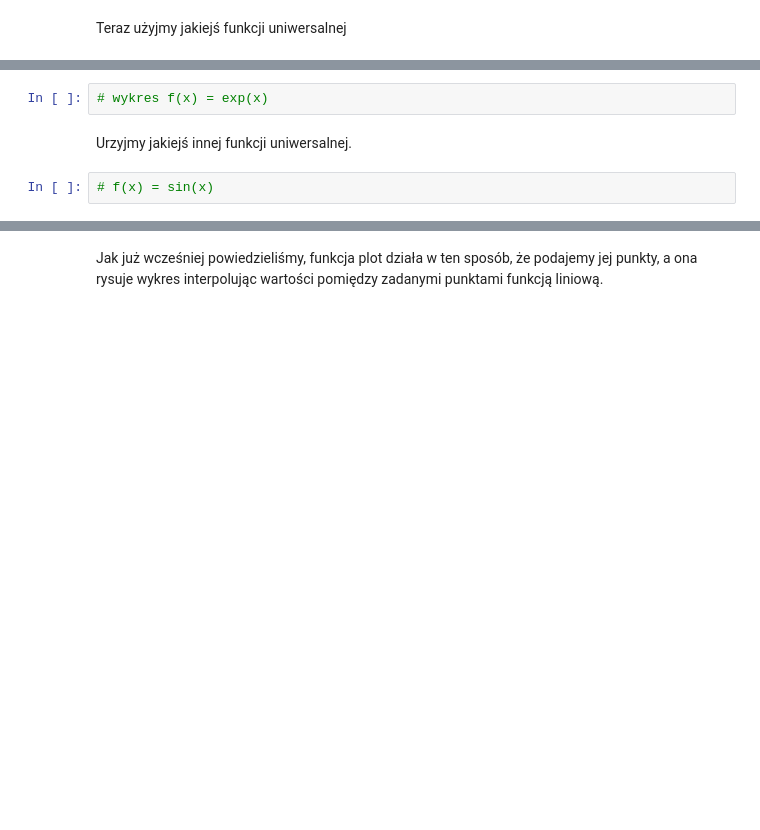
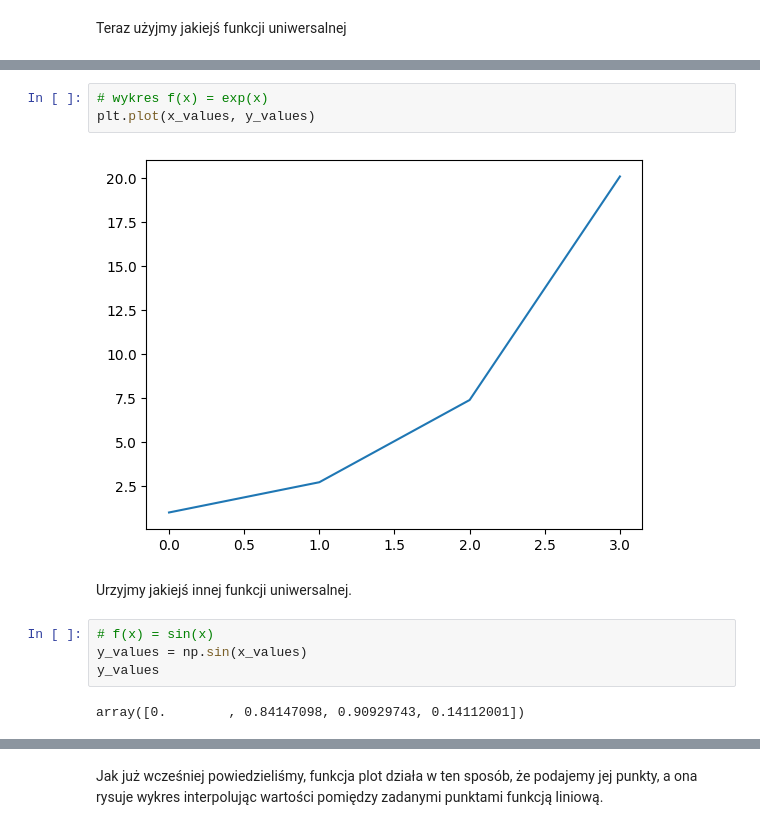
Before and after one commit to jgrynczewski/python_rozszerzenie_ds_27_04_2024, a Jupyter notebook: part2.ipynb, the cells around one changed output, grey strips where cells are left out. Cells and saved outputs as stored; diff of their text form; blank space fills up the shorter version.

```diff
--- a/part2.ipynb
+++ b/part2.ipynb
@@ -83,6 +129,13 @@ Teraz użyjmy jakiejś funkcji uniwersalnej
 # %%
 # wykres f(x) = exp(x)
+plt.plot(x_values, y_values)
+# %% [output]
+[figure, added]
 # %% [markdown]
 Urzyjmy jakiejś innej funkcji uniwersalnej.
 # %%
 # f(x) = sin(x)
+y_values = np.sin(x_values)
+y_values
+# %% [output]
+array([0.        , 0.84147098, 0.90929743, 0.14112001])
```
Also changed, not shown: parts of 27 cells of this notebook, 2 other files.
